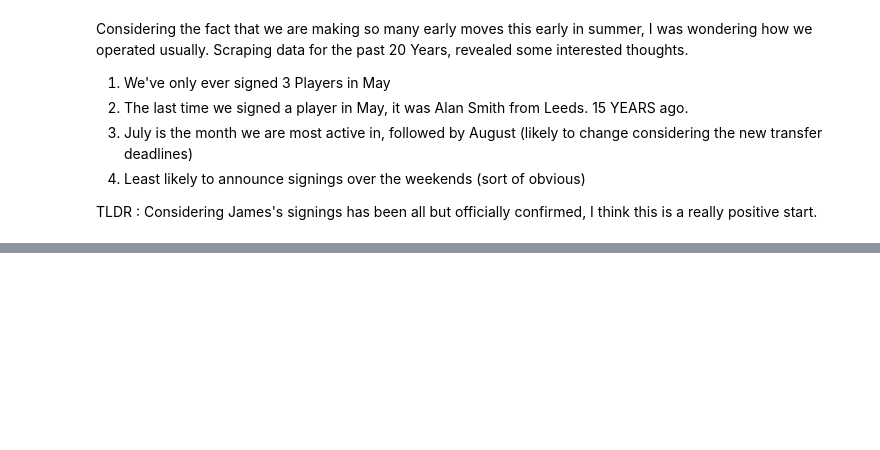
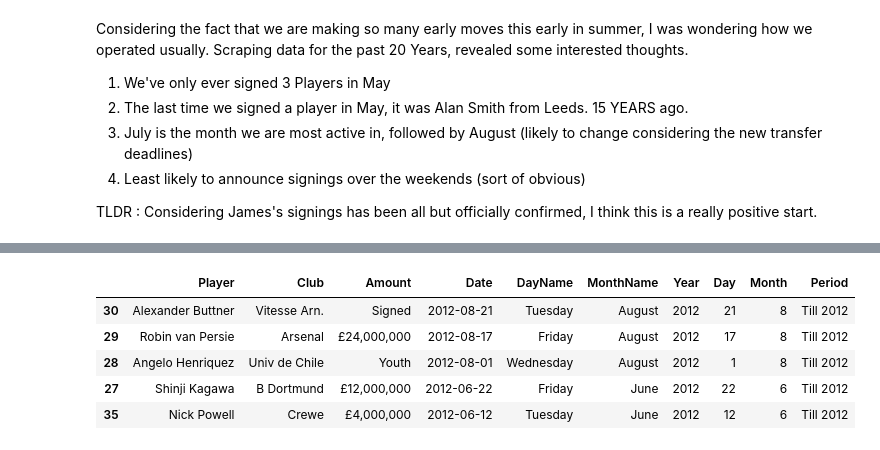
Before and after one commit to rkaahean/fbtyics, a Jupyter notebook: Signing Date Analysis/Date Signings are made.ipynb, the cells around one changed output, grey strips where cells are left out. Saved outputs shown, nothing was run; the diff lists cells and outputs as text; code cells hidden in the pictures; blank space fills up the shorter version.

Commit message:
Added comparison
Pre and post ed woodward

```diff
--- a/Signing Date Analysis/Date Signings are made.ipynb
+++ b/Signing Date Analysis/Date Signings are made.ipynb
@@ -46,6 +46,9 @@ df = add_details(df)
 
 logic = (df['Month'] > 2) & (df['Month'] < 10)
 df = df[logic]
+
+pre = df[df['Year'] < 2013]
+post = df[df['Year'] > 2012]
 # %%
 df.set_index(['Year', 'Player']).head()
 # %% [output]
@@ -160,0 +184,3 @@ TLDR : Considering James's signings has been all but officially confirmed, I thi
+# %%
+pre['Period'] = 'Till 2012'
+post['Period'] = 'From 2013'
@@ -160,0 +197,9 @@ TLDR : Considering James's signings has been all but officially confirmed, I thi
+# %%
+pre.head()
+# %% [output]
+|  | Player | Club | Amount | Date | DayName | MonthName | Year | Day | Month | Period |
+| 30 | Alexander Buttner | Vitesse Arn. | Signed | 2012-08-21 | Tuesday | August | 2012 | 21 | 8 | Till 2012 |
+| 29 | Robin van Persie | Arsenal | £24,000,000 | 2012-08-17 | Friday | August | 2012 | 17 | 8 | Till 2012 |
+| 28 | Angelo Henriquez | Univ de Chile | Youth | 2012-08-01 | Wednesday | August | 2012 | 1 | 8 | Till 2012 |
+| 27 | Shinji Kagawa | B Dortmund | £12,000,000 | 2012-06-22 | Friday | June | 2012 | 22 | 6 | Till 2012 |
+| 35 | Nick Powell | Crewe | £4,000,000 | 2012-06-12 | Tuesday | June | 2012 | 12 | 6 | Till 2012 |
```
Also changed, not shown: parts of 8 cells of this notebook, 1 other file.
